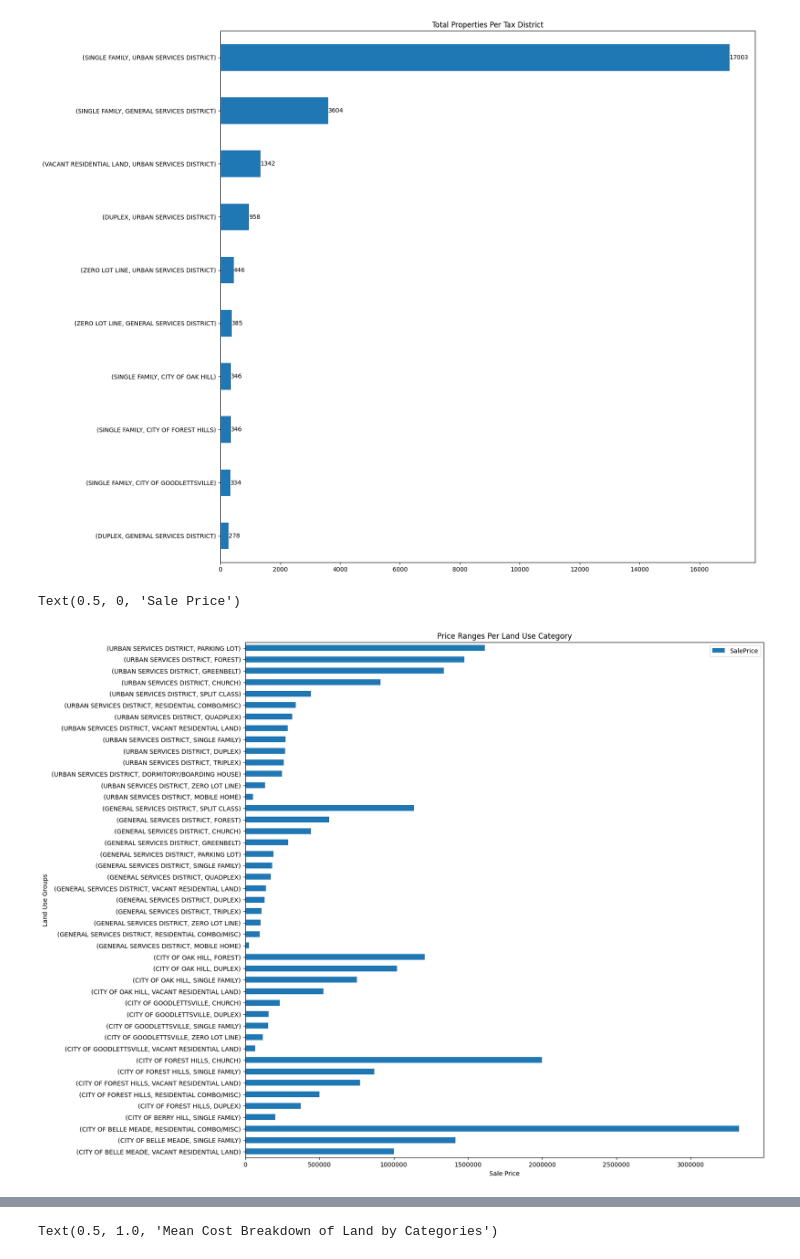
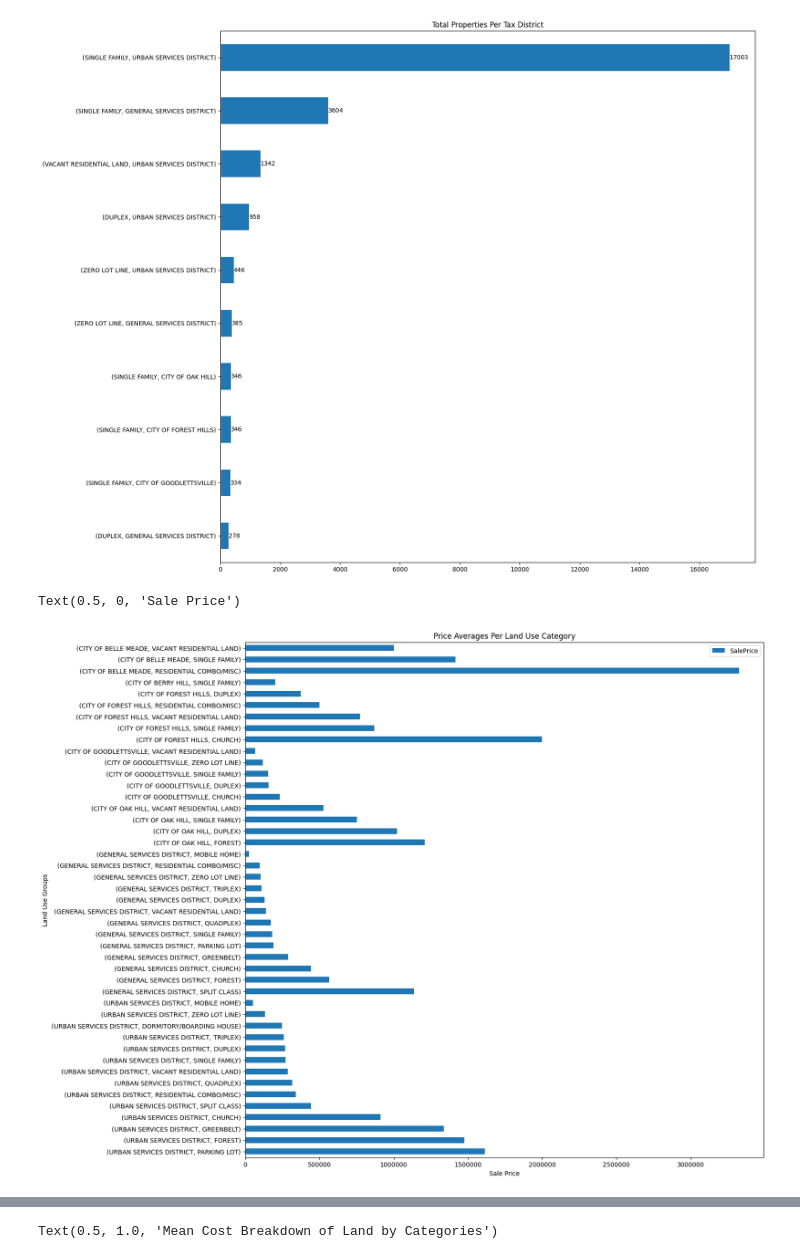
Before and after one commit to RobTheRobber/nashville-housing, a Jupyter notebook: nashville-housing.ipynb, the cells around one changed output, grey strips where cells are left out. Drawn from its saved outputs; the diff is of its cells as text; code cells hidden in the pictures.

```diff
--- a/nashville-housing.ipynb
+++ b/nashville-housing.ipynb
@@ -75,17 +75,17 @@ for i, count in enumerate(tax_district):
 [figure]
 # %%
 tax_district= t_housing.groupby(["TaxDistrict","LandUse"])["SalePrice"].mean().to_frame()
-tax_district=tax_district.sort_values(by=["TaxDistrict","SalePrice"], ascending=True)
+tax_district=tax_district.sort_values(by=["TaxDistrict","SalePrice"], ascending=False)
 fig, ax = plt.subplots(figsize=(15,15))
 tax_district= dc.filter_outliers(tax_district, 'SalePrice')
 tax_district.plot(kind='barh', stacked=True,ax=ax)
 ax.ticklabel_format(style='plain', axis='x')
-ax.set_title("Price Ranges Per Land Use Category")
+ax.set_title("Price Averages Per Land Use Category")
 ax.set_ylabel("Land Use Groups")
 ax.set_xlabel("Sale Price")
 # %% [output]
 Text(0.5, 0, 'Sale Price')
-[figure, old version]
+[figure, new version]
 # %%
 t_housing['AcreageToCost'] = t_housing['LandValue']/ t_housing["Acreage"]
 t_housing['SaleDifference'] = t_housing['SalePrice'] - t_housing["TotalValue"]
```
Also changed, not shown: parts of 1 cell of this notebook, 2 other files.
